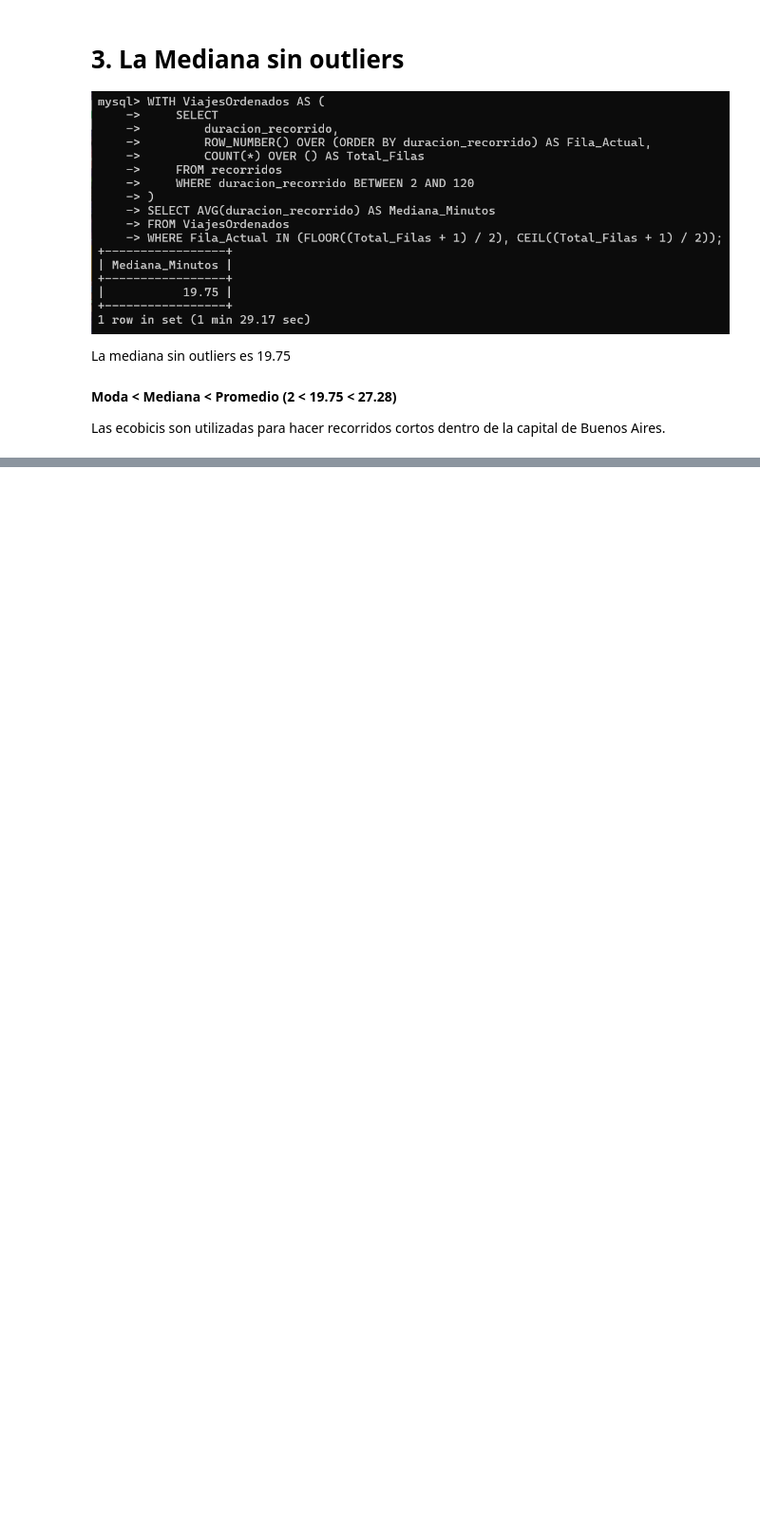
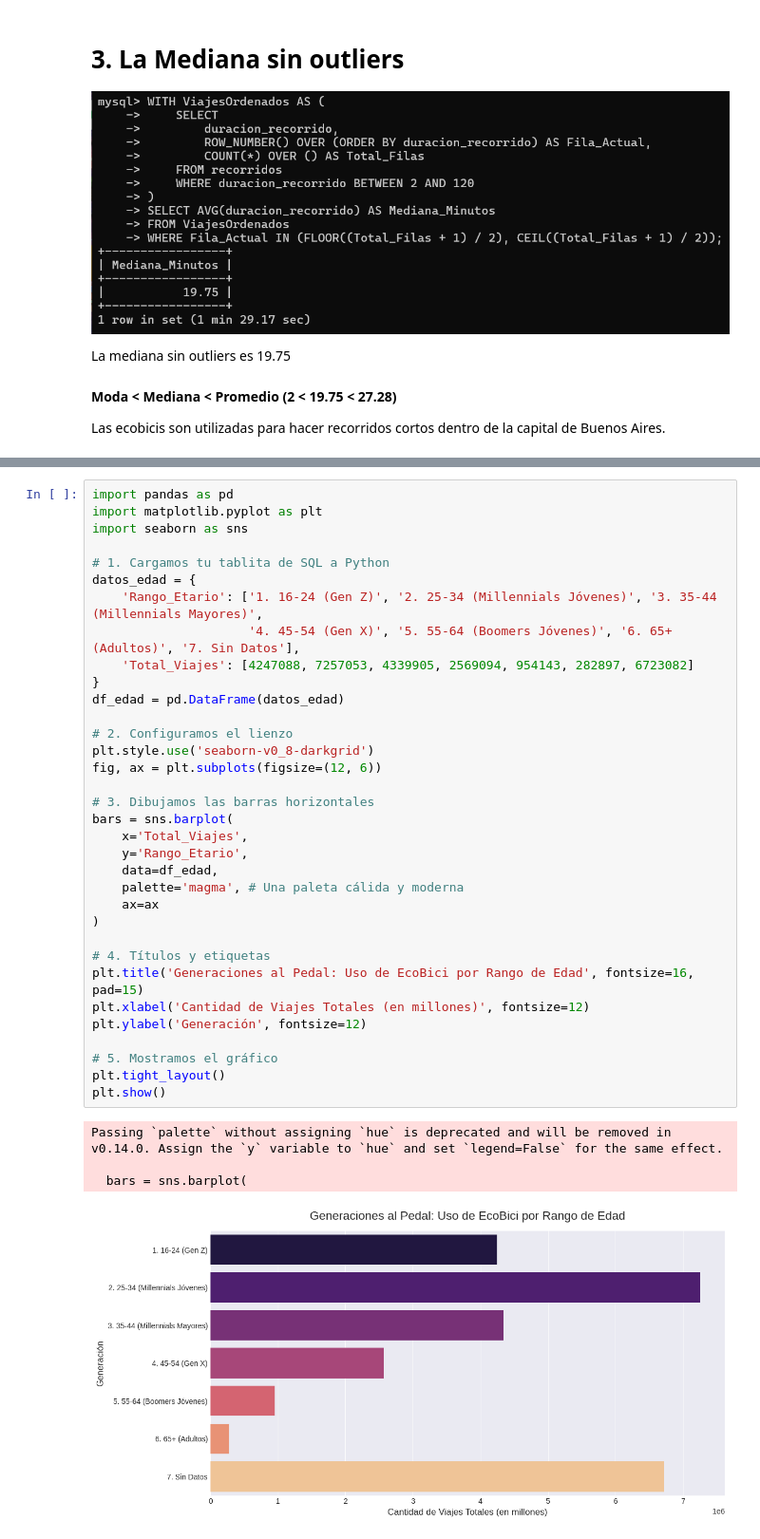
Before and after one commit to Nahirmendozacrespo/analisis-movilidad-ecobici, a Jupyter notebook: Media_Mediana_Moda.ipynb, the cells around one changed output, grey strips where cells are left out. Shown at 95% size. Drawn from its saved outputs; the diff is of its cells as text; blank space fills up the shorter version.

```diff
--- a/Media_Mediana_Moda.ipynb
+++ b/Media_Mediana_Moda.ipynb
@@ -65,0 +273,39 @@ Las ecobicis son utilizadas para hacer recorridos cortos dentro de la capital de
+# %%
+import pandas as pd
+import matplotlib.pyplot as plt
+import seaborn as sns
+
+# 1. Cargamos tu tablita de SQL a Python
+datos_edad = {
+    'Rango_Etario': ['1. 16-24 (Gen Z)', '2. 25-34 (Millennials Jóvenes)', '3. 35-44 (Millennials Mayores)',
+                     '4. 45-54 (Gen X)', '5. 55-64 (Boomers Jóvenes)', '6. 65+ (Adultos)', '7. Sin Datos'],
+    'Total_Viajes': [4247088, 7257053, 4339905, 2569094, 954143, 282897, 6723082]
+}
+df_edad = pd.DataFrame(datos_edad)
+
+# 2. Configuramos el lienzo
+plt.style.use('seaborn-v0_8-darkgrid')
+fig, ax = plt.subplots(figsize=(12, 6))
+
+# 3. Dibujamos las barras horizontales
+bars = sns.barplot(
+    x='Total_Viajes',
+    y='Rango_Etario',
+    data=df_edad,
+    palette='magma', # Una paleta cálida y moderna
+    ax=ax
+)
+
+# 4. Títulos y etiquetas
+plt.title('Generaciones al Pedal: Uso de EcoBici por Rango de Edad', fontsize=16, pad=15)
+plt.xlabel('Cantidad de Viajes Totales (en millones)', fontsize=12)
+plt.ylabel('Generación', fontsize=12)
+
+# 5. Mostramos el gráfico
+plt.tight_layout()
+plt.show()
+# %% [output]
+Passing `palette` without assigning `hue` is deprecated and will be removed in v0.14.0. Assign the `y` variable to `hue` and set `legend=False` for the same effect.
+
+  bars = sns.barplot(
+[figure, added]
```
Also changed, not shown: parts of 19 cells of this notebook.
